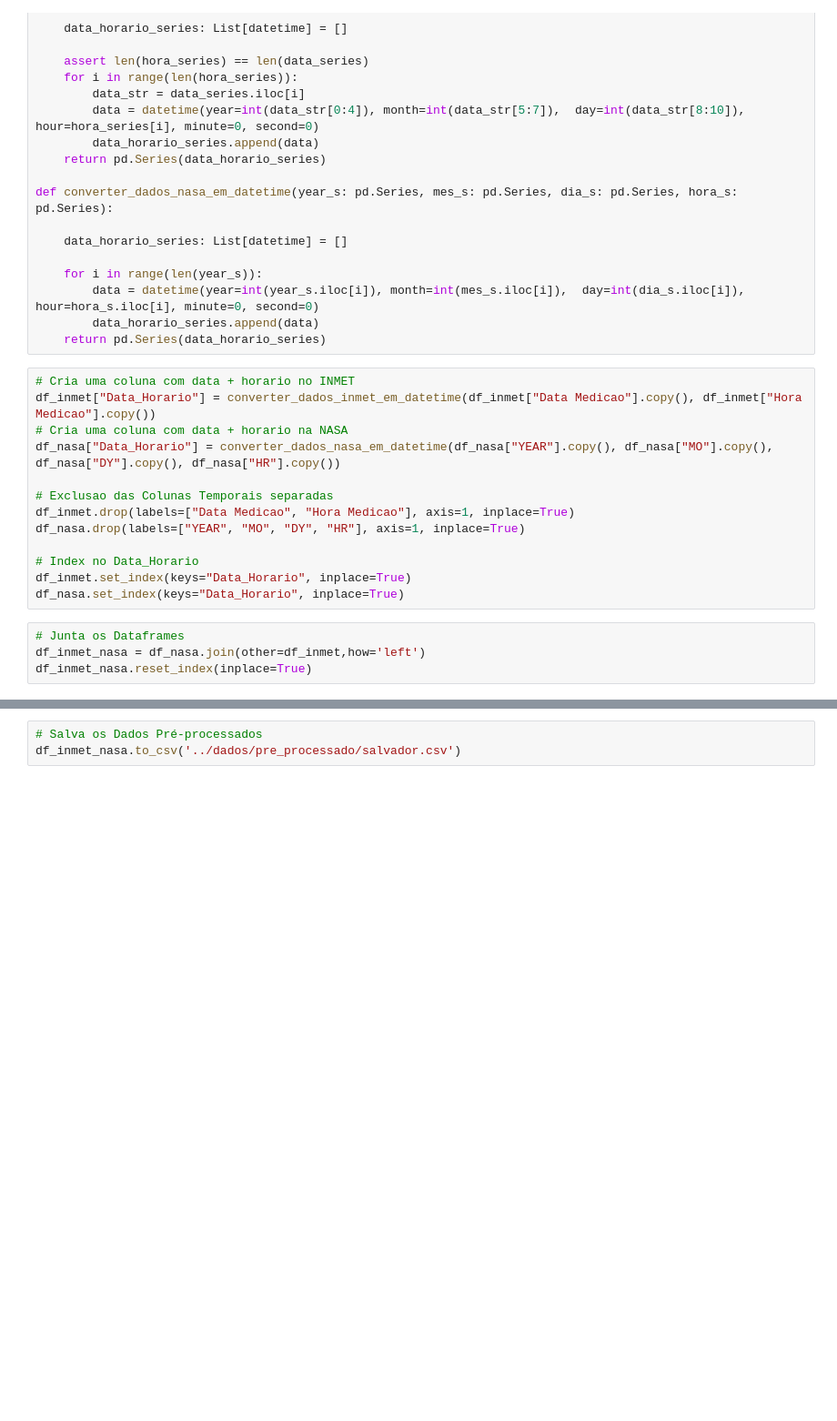
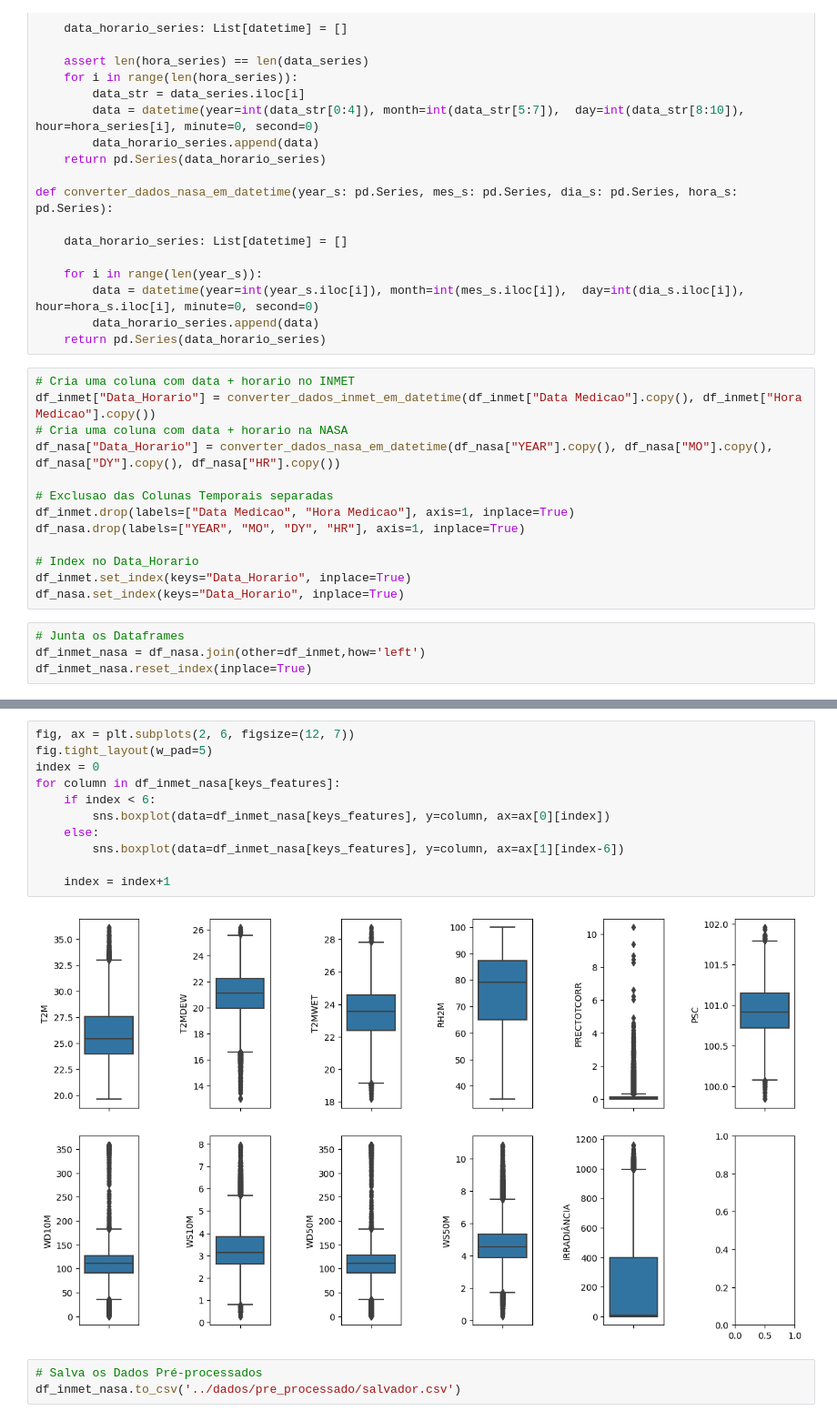
Before and after one commit to b-rbmp/ml-solar-forecaster, a Jupyter notebook: tratamento_dados/tratamento_dados_nasa_inmet.ipynb, the cells around one changed output, grey strips where cells are left out. Shown at 91% size. Drawn from its saved outputs; the diff is of its cells as text; blank space fills up the shorter version.

```diff
--- a/tratamento_dados/tratamento_dados_nasa_inmet.ipynb
+++ b/tratamento_dados/tratamento_dados_nasa_inmet.ipynb
@@ -216,3 +241,16 @@ mostrar_correlacao(dados=df_inmet_nasa[keys_features])
+# %%
+fig, ax = plt.subplots(2, 6, figsize=(12, 7))
+fig.tight_layout(w_pad=5)
+index = 0
+for column in df_inmet_nasa[keys_features]:
+    if index < 6:
+        sns.boxplot(data=df_inmet_nasa[keys_features], y=column, ax=ax[0][index])
+    else:
+        sns.boxplot(data=df_inmet_nasa[keys_features], y=column, ax=ax[1][index-6])
+
+    index = index+1
+# %% [output]
+[figure, added]
 # %%
 # Salva os Dados Pré-processados
 df_inmet_nasa.to_csv('../dados/pre_processado/salvador.csv')
```
Also changed, not shown: parts of 8 cells of this notebook, 9 other files.
